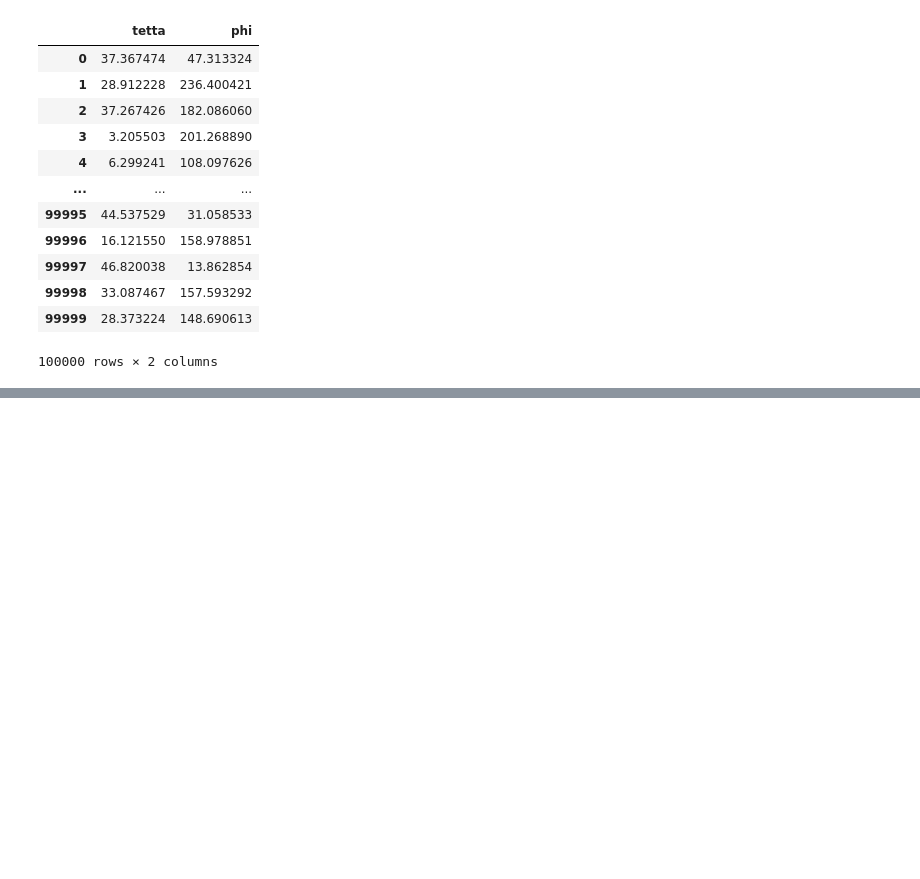
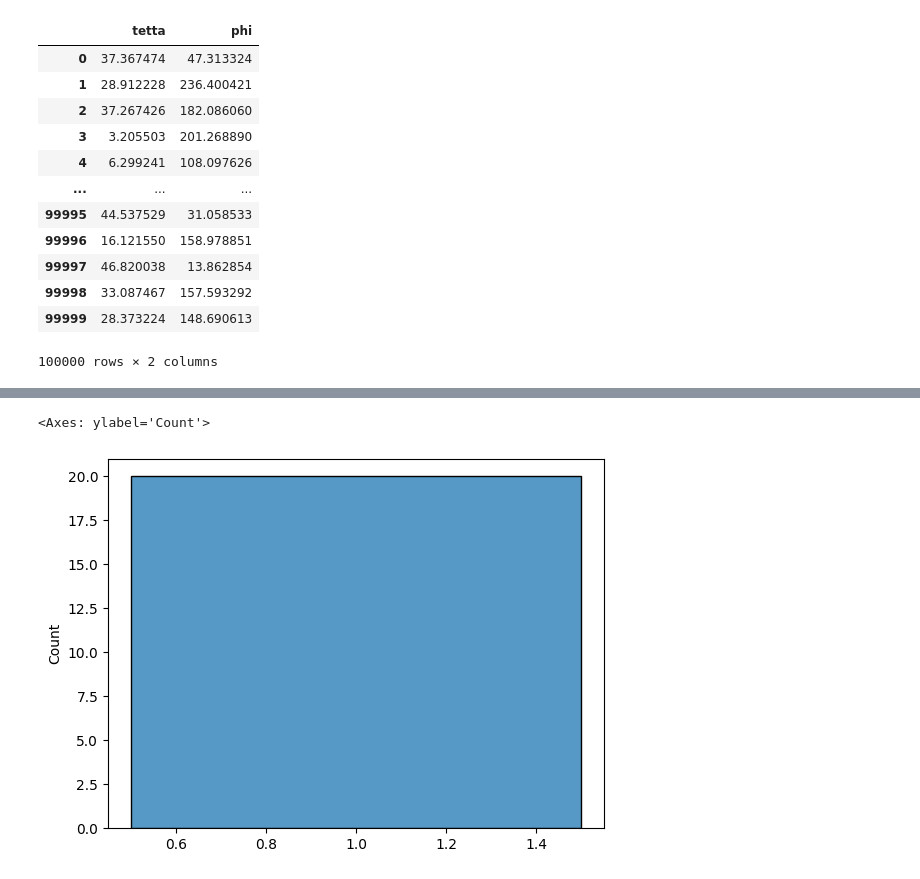
Before and after one commit to DmitrijMakarov/cosmo_luch, a Jupyter notebook: luch.ipynb, the cells around one changed output, grey strips where cells are left out. Cells and saved outputs as stored; diff of their text form; code cells hidden in the pictures; blank space fills up the shorter version.

```diff
--- a/luch.ipynb
+++ b/luch.ipynb
@@ -236,0 +323,2 @@ history = model.fit(
+# %%
+y_power_age = df[['power', 'age']]
@@ -236,0 +373,6 @@ history = model.fit(
+# %%
+# Оценка модели на тестовых данных
+results = model_power_age.evaluate(X_test, Y_test, batch_size=128, verbose=1)
+
+# Вывод результатов
+print(f"Test accuracy: {results[1]:.4f}")
@@ -236,0 +382,32 @@ history = model.fit(
+# %%
+def diff_x(x_y_test):
+  X_data = pd.DataFrame({})
+
+  for i in range(36):
+      _energy = []
+      for el in x_y_test['energy'].keys():
+          _energy.append(x_y_test['energy'][el][i])
+      X_data[f'energy{i}'] = _energy
+  for i in range(36):
+      _time = []
+      for el in x_y_test['threshold_time'].keys():
+          _time.append(x_y_test['threshold_time'][el][i])
+      X_data[f'time{i}'] = _time
+
+  return X_data
+
+def diff_y(x_y_test):
+  return pd.DataFrame({
+      'power': x_y_test['power'],
+      'age': x_y_test['age'],
+  })
+# %%
+boot_accuracies = []
+
+for i in range(20):
+    x_y_test_boot = df.sample(n=25000)
+    y_test_boot = diff_y(x_y_test_boot)
+    X_test_boot = diff_x(x_y_test_boot)
+
+    results = model_power_age.evaluate(X_test_boot, y_test_boot, batch_size=128, verbose=1)
+    boot_accuracies.append(results[1])
@@ -236,0 +435,5 @@ history = model.fit(
+# %%
+sns.histplot(boot_accuracies)
+# %% [output]
+<Axes: ylabel='Count'>
+[figure, added]
```
Also changed, not shown: parts of 16 cells of this notebook.
